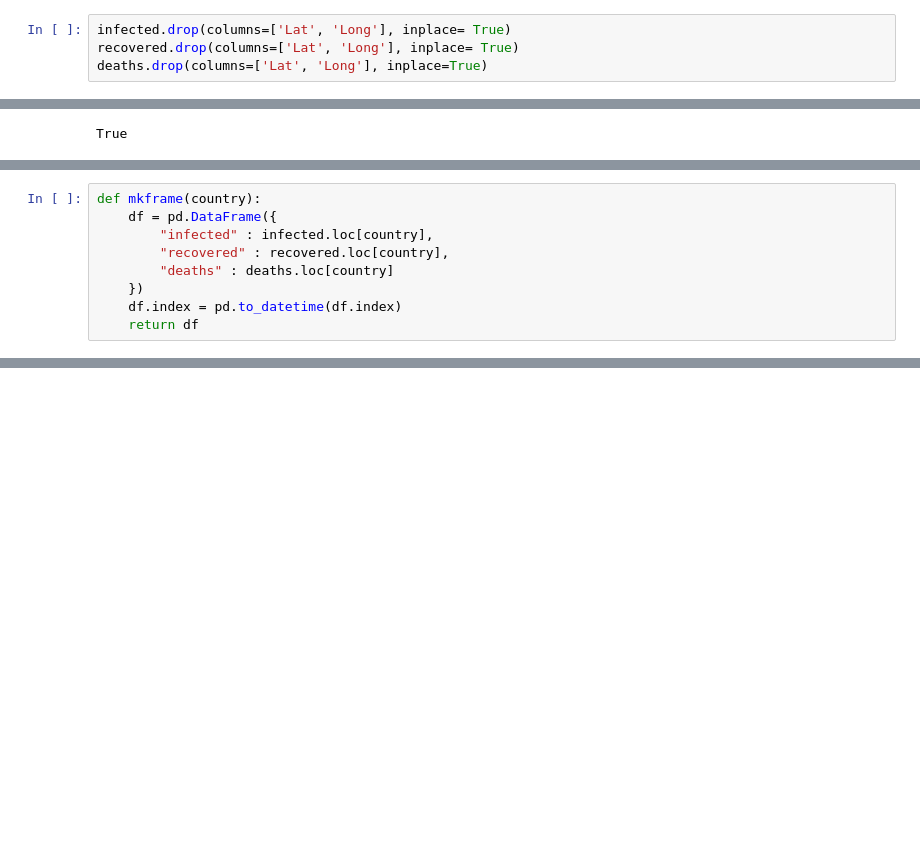
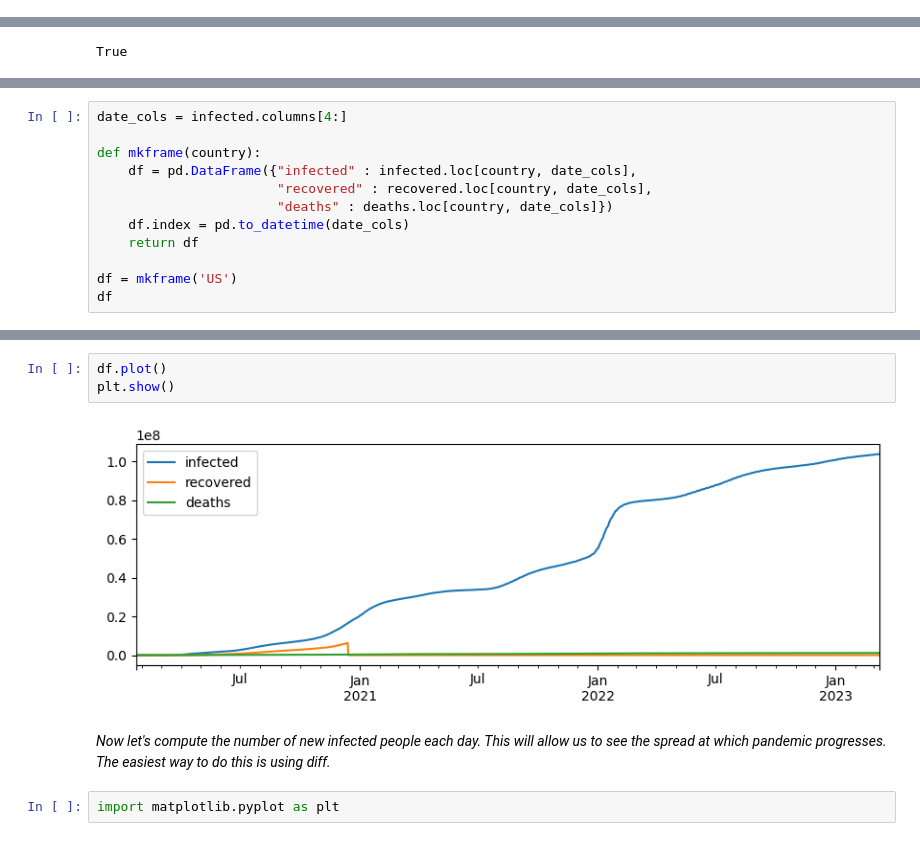
Before and after one commit to HABUDANHAYABK/ArewaDS-Machine-Learning, a Jupyter notebook: ArewaDs-Challenge/Covid19_spread.ipynb, the cells around one changed output, grey strips where cells are left out. Drawn from its saved outputs; the diff is of its cells as text; blank space fills up the shorter version.

Commit message:
visualized some data

```diff
--- a/ArewaDs-Challenge/Covid19_spread.ipynb
+++ b/ArewaDs-Challenge/Covid19_spread.ipynb
@@ -124,7 +125,3 @@ Index(['Province/State', 'Country/Region', 'Lat', 'Long', '1/22/20', '1/23/20',
-# %%
-infected.drop(columns=['Lat', 'Long'], inplace= True)
-recovered.drop(columns=['Lat', 'Long'], inplace= True)
-deaths.drop(columns=['Lat', 'Long'], inplace=True)
 # %% [markdown]
 ### Investigating the Data
 
@@ -136,9 +174,12 @@ True
 # %%
+date_cols = infected.columns[4:]
+
 def mkframe(country):
-    df = pd.DataFrame({
-        "infected" : infected.loc[country],
-        "recovered" : recovered.loc[country],
-        "deaths" : deaths.loc[country]
-    })
-    df.index = pd.to_datetime(df.index)
+    df = pd.DataFrame({"infected" : infected.loc[country, date_cols],
+                       "recovered" : recovered.loc[country, date_cols],
+                       "deaths" : deaths.loc[country, date_cols]})
+    df.index = pd.to_datetime(date_cols)
     return df
+
+df = mkframe('US')
+df
@@ -144,0 +213,9 @@ def mkframe(country):
+# %%
+df.plot()
+plt.show()
+# %% [output]
+[figure, added]
+# %% [markdown]
+_Now let's compute the number of new infected people each day. This will allow us to see the spread at which pandemic progresses. The easiest way to do this is using diff._
+# %%
+import matplotlib.pyplot as plt
```
Also changed, not shown: parts of 15 cells of this notebook.
